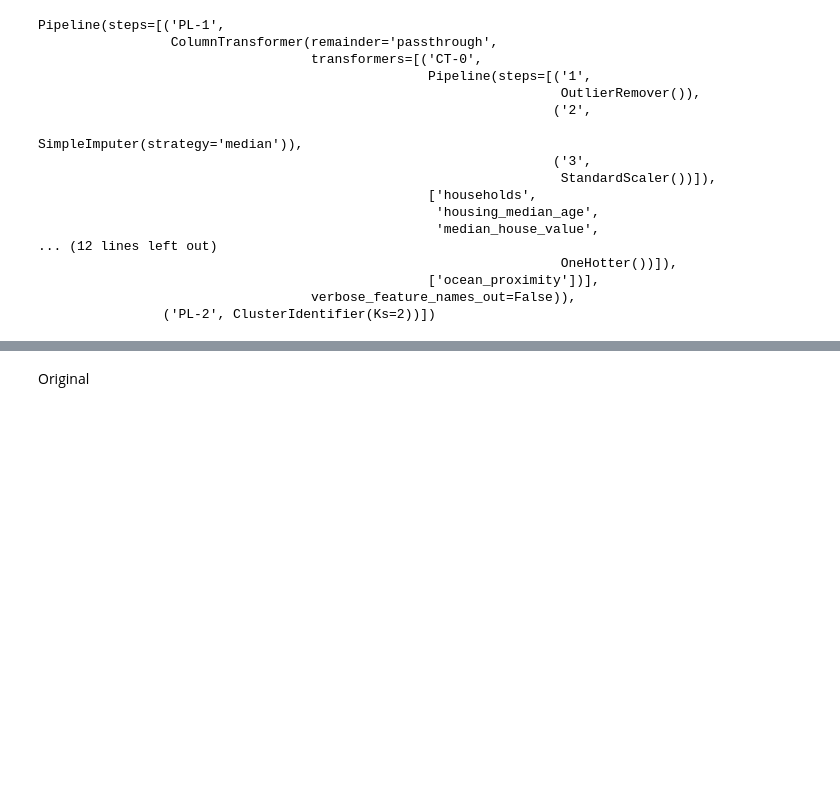
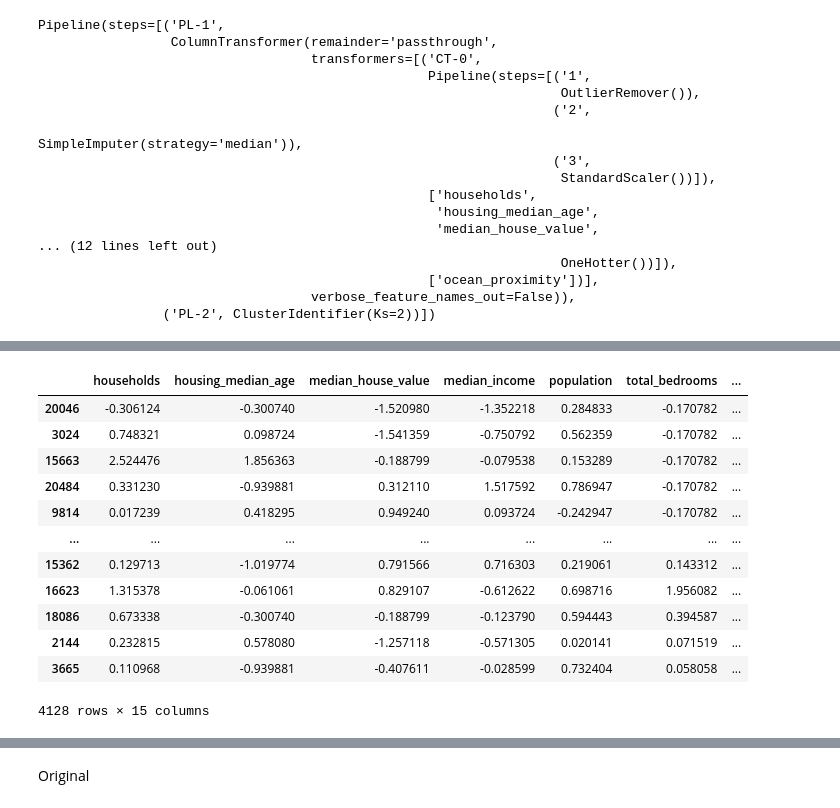
Before and after one commit to B0llemis/MLcode, a Jupyter notebook: Palanthir Experiment.ipynb, the cells around one changed output, grey strips where cells are left out. Drawn from its saved outputs; the diff is of its cells as text; code cells hidden in the pictures; blank space fills up the shorter version.

```diff
--- a/Palanthir Experiment.ipynb
+++ b/Palanthir Experiment.ipynb
@@ -562,0 +562,16 @@ IndexError: only integers, slices (`:`), ellipsis (`...`), numpy.newaxis (`None`
+# %%
+pal.transformed_test
+# %% [output]
+|  | households | housing_median_age | median_house_value | median_income | population | total_bedrooms | ... |
+| 20046 | -0.306124 | -0.300740 | -1.520980 | -1.352218 | 0.284833 | -0.170782 | ... |
+| 3024 | 0.748321 | 0.098724 | -1.541359 | -0.750792 | 0.562359 | -0.170782 | ... |
+| 15663 | 2.524476 | 1.856363 | -0.188799 | -0.079538 | 0.153289 | -0.170782 | ... |
+| 20484 | 0.331230 | -0.939881 | 0.312110 | 1.517592 | 0.786947 | -0.170782 | ... |
+| 9814 | 0.017239 | 0.418295 | 0.949240 | 0.093724 | -0.242947 | -0.170782 | ... |
+| ... | ... | ... | ... | ... | ... | ... | ... |
+| 15362 | 0.129713 | -1.019774 | 0.791566 | 0.716303 | 0.219061 | 0.143312 | ... |
+| 16623 | 1.315378 | -0.061061 | 0.829107 | -0.612622 | 0.698716 | 1.956082 | ... |
+| 18086 | 0.673338 | -0.300740 | -0.188799 | -0.123790 | 0.594443 | 0.394587 | ... |
+| 2144 | 0.232815 | 0.578080 | -1.257118 | -0.571305 | 0.020141 | 0.071519 | ... |
+| 3665 | 0.110968 | -0.939881 | -0.407611 | -0.028599 | 0.732404 | 0.058058 | ... |
+4128 rows × 15 columns
```
Also changed, not shown: parts of 8 cells of this notebook, 1 other file.
